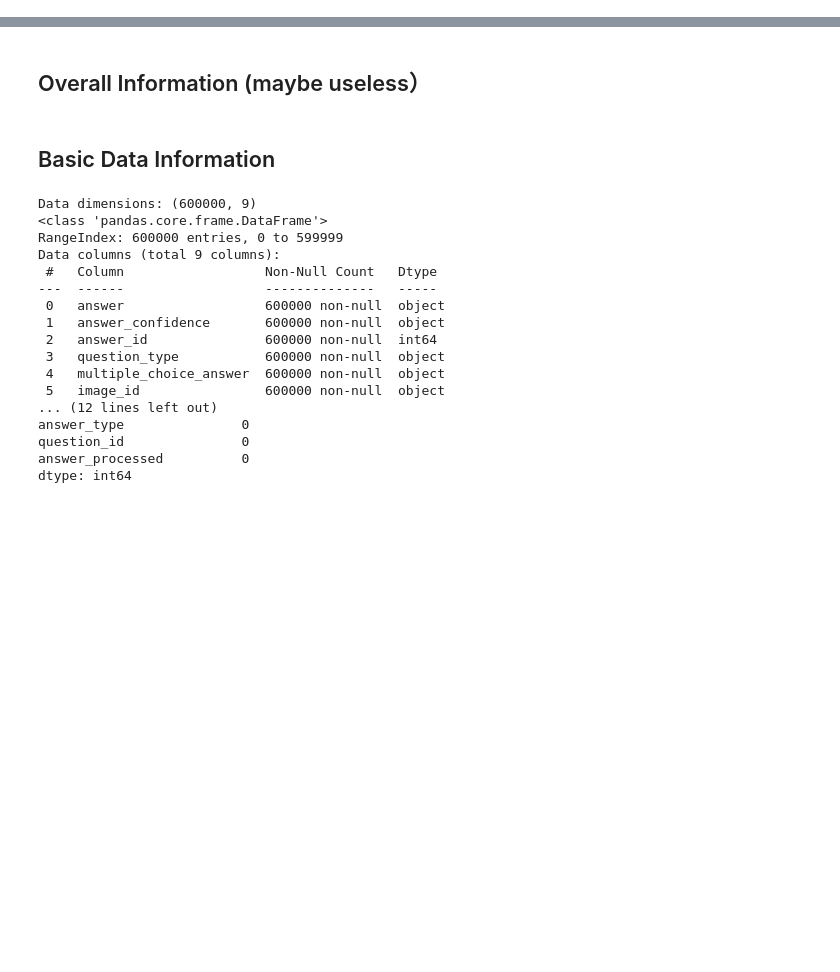
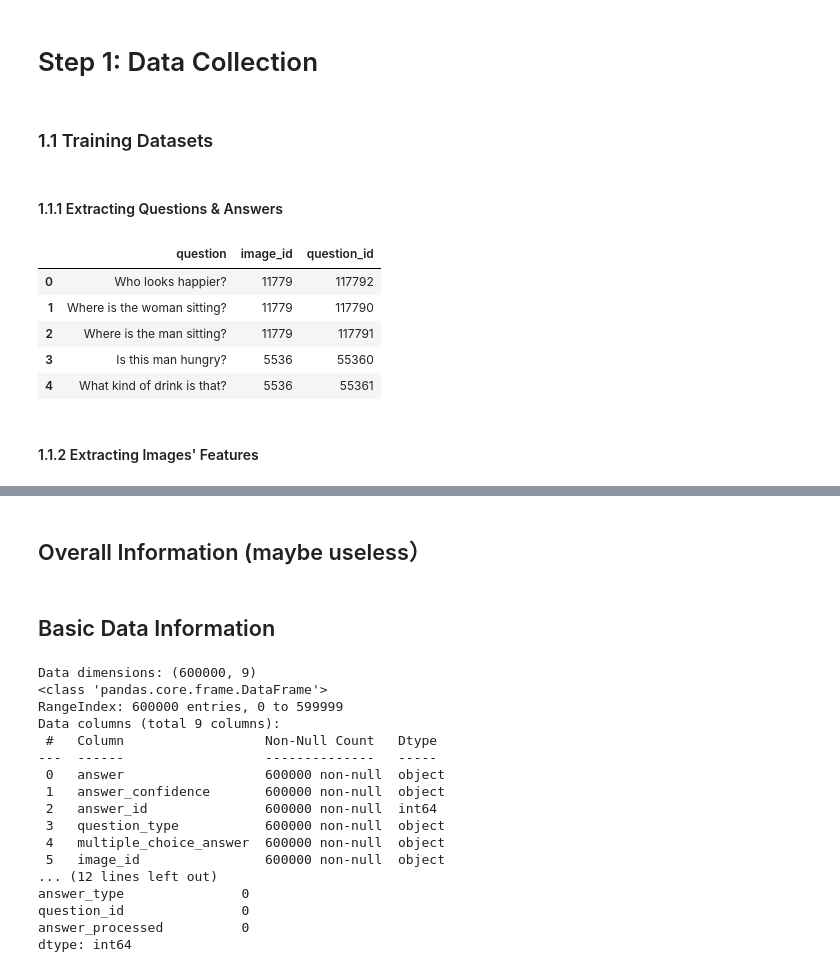
Before and after one commit to nilanahar/MMAI_894_DeepLearning_Project_TeamRosedale, a Jupyter notebook: MMAI_894_Team_Project.ipynb, the cells around one changed output, grey strips where cells are left out. Saved outputs shown, nothing was run; the diff lists cells and outputs as text; code cells hidden in the pictures; blank space fills up the shorter version.

Commit message:
Merging Ziang's & Illidan's work

```diff
--- a/MMAI_894_Team_Project.ipynb
+++ b/MMAI_894_Team_Project.ipynb
@@ -10,0 +54,33 @@ import seaborn as sns
+# %% [markdown]
+# Step 1: Data Collection
+# %% [markdown]
+### 1.1 Training Datasets
+# %% [markdown]
+#### 1.1.1 Extracting Questions & Answers
+# %%
+# Define the file path (adjust it to match your folder structure)
+mcq_file_path = "/content/drive/MyDrive/Smith School of Business (MMAI)/894 Project/Data/Questions_Train_abstract_v002/MultipleChoice_abstract_v002_train2015_questions.json"
+oeq_file_path = "/content/drive/MyDrive/Smith School of Business (MMAI)/894 Project/Data/Questions_Train_abstract_v002/OpenEnded_abstract_v002_train2015_questions.json"
+answers_file_path = "/content/drive/MyDrive/Smith School of Business (MMAI)/894 Project/Data/abstract_v002_train2015_annotations.json"
+# %%
+# Now you can use this function to load multiple JSON files
+mcq_json_data = load_json(mcq_file_path)
+oeq_json_data = load_json(oeq_file_path)
+answers_json_data = load_json(answers_file_path)
+
+# convert 3 json data into 3 pandas dataframe (tabular form)
+oeq_df = pd.json_normalize(oeq_json_data['questions'])
+mcq_df = pd.json_normalize(mcq_json_data['questions'])
+answers_df = pd.json_normalize(answers_json_data['annotations'])
+# %%
+# have a look at the individual datasets before merging
+oeq_df.head()
+# %% [output]
+|  | question | image_id | question_id |
+| 0 | Who looks happier? | 11779 | 117792 |
+| 1 | Where is the woman sitting? | 11779 | 117790 |
+| 2 | Where is the man sitting? | 11779 | 117791 |
+| 3 | Is this man hungry? | 5536 | 55360 |
+| 4 | What kind of drink is that? | 5536 | 55361 |
+# %% [markdown]
+#### 1.1.2 Extracting Images' Features
```
Also changed, not shown: parts of 10 cells of this notebook.
